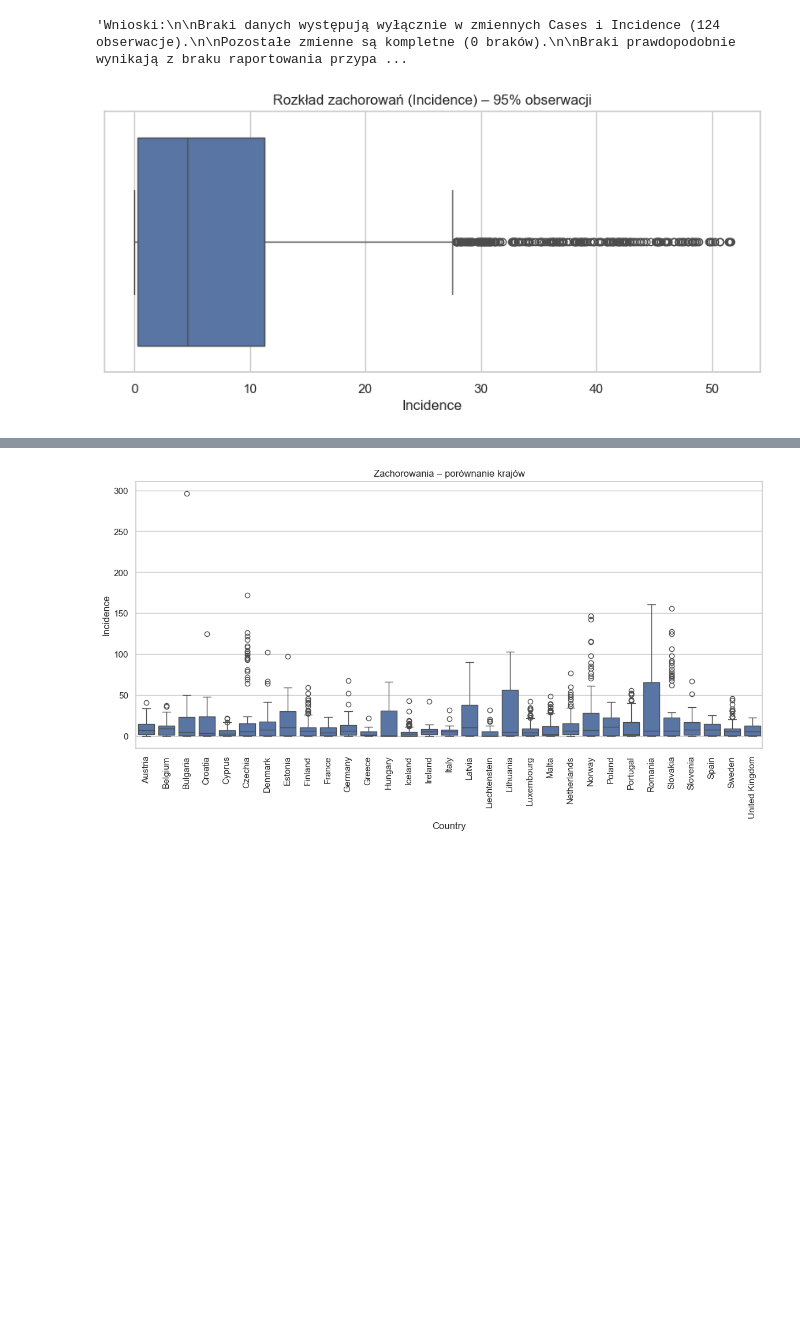
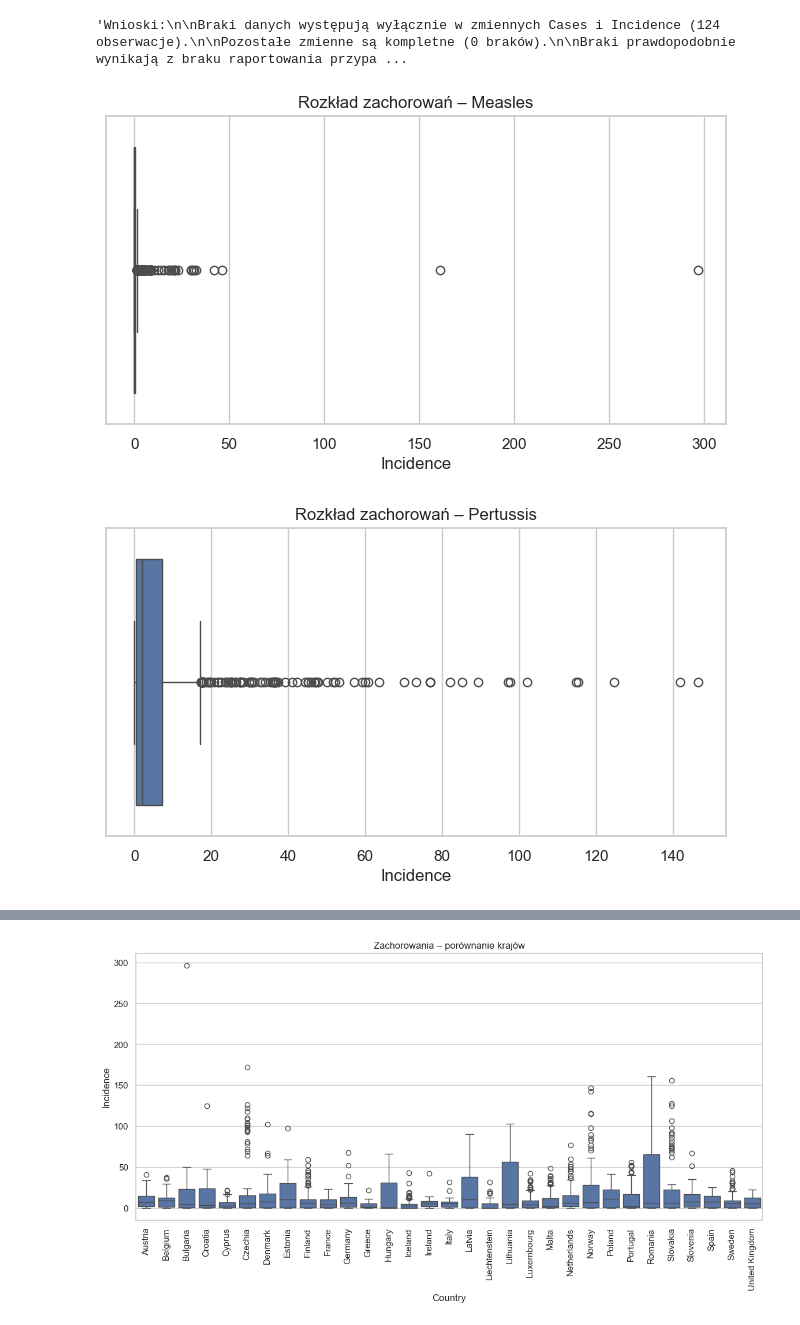
Before and after one commit to Baartek57548/ProjektChorobyZakazne, a Jupyter notebook: data_works/trends.ipynb, the cells around one changed output, grey strips where cells are left out. Cells and saved outputs as stored; diff of their text form; code cells hidden in the pictures; blank space fills up the shorter version.

```diff
--- a/data_works/trends.ipynb
+++ b/data_works/trends.ipynb
@@ -88,15 +88,17 @@ Dane są wysokiej jakości; braki są logiczne i ograniczone."""
 # %% [output]
 'Wnioski:\n\nBraki danych występują wyłącznie w zmiennych Cases i Incidence (124 obserwacje).\n\nPozostałe zmienne są kompletne (0 braków).\n\nBraki prawdopodobnie wynikają z braku raportowania przypa ...
 # %%
-upper_limit = df["Incidence"].quantile(0.95)
-
-plt.figure(figsize=(10,4))
-sns.boxplot(
-    data=df[df["Incidence"] <= upper_limit],
-    x="Incidence"
-)
-plt.title("Rozkład zachorowań (Incidence) – 95% obserwacji")
-plt.xlabel("Incidence")
-plt.show()
+df = pd.read_csv("../dataset_final_bartek.csv")
+diseases = df["Disease"].unique()
+for disease in diseases:
+    plt.figure(figsize=(8,4))
+    sns.boxplot(
+        data=df[df["Disease"] == disease],
+        x="Incidence"
+    )
+    plt.title(f"Rozkład zachorowań – {disease}")
+    plt.xlabel("Incidence")
+    plt.show()
 # %% [output]
-[figure, old version]
+[figure, new version]
+[figure, added]
```
Also changed, not shown: parts of 9 cells of this notebook, 2 other files.
